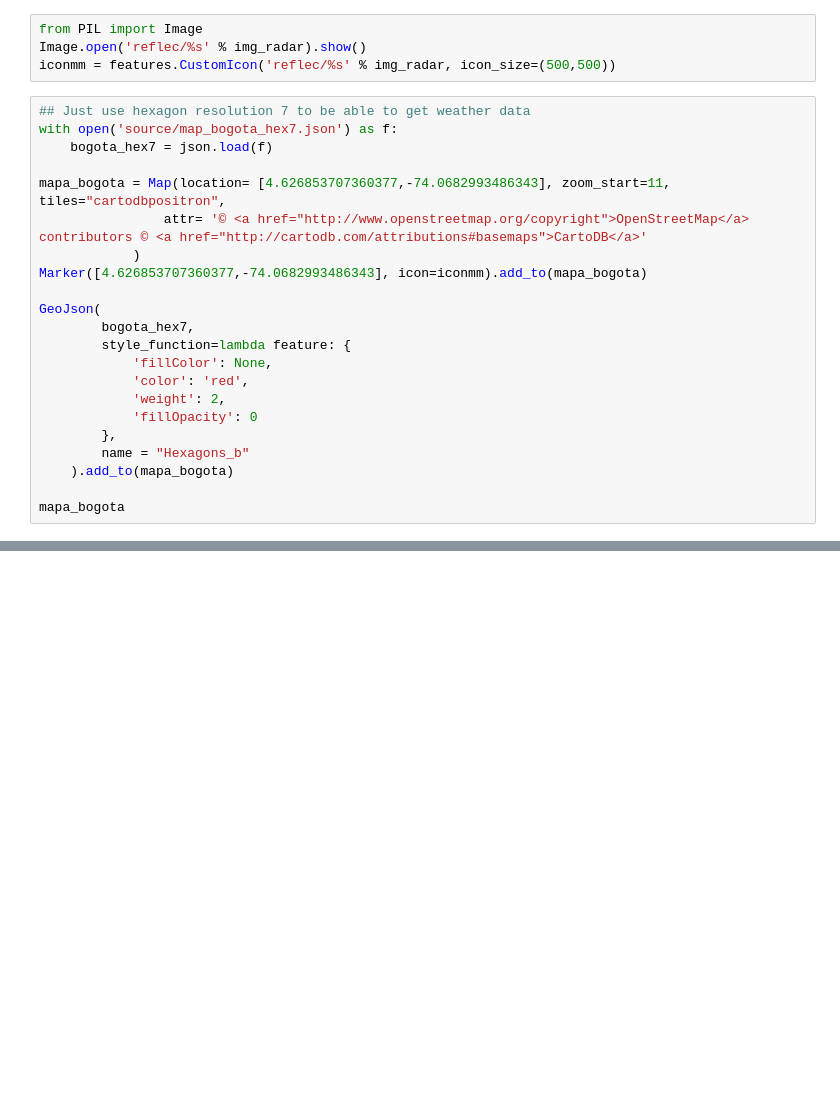
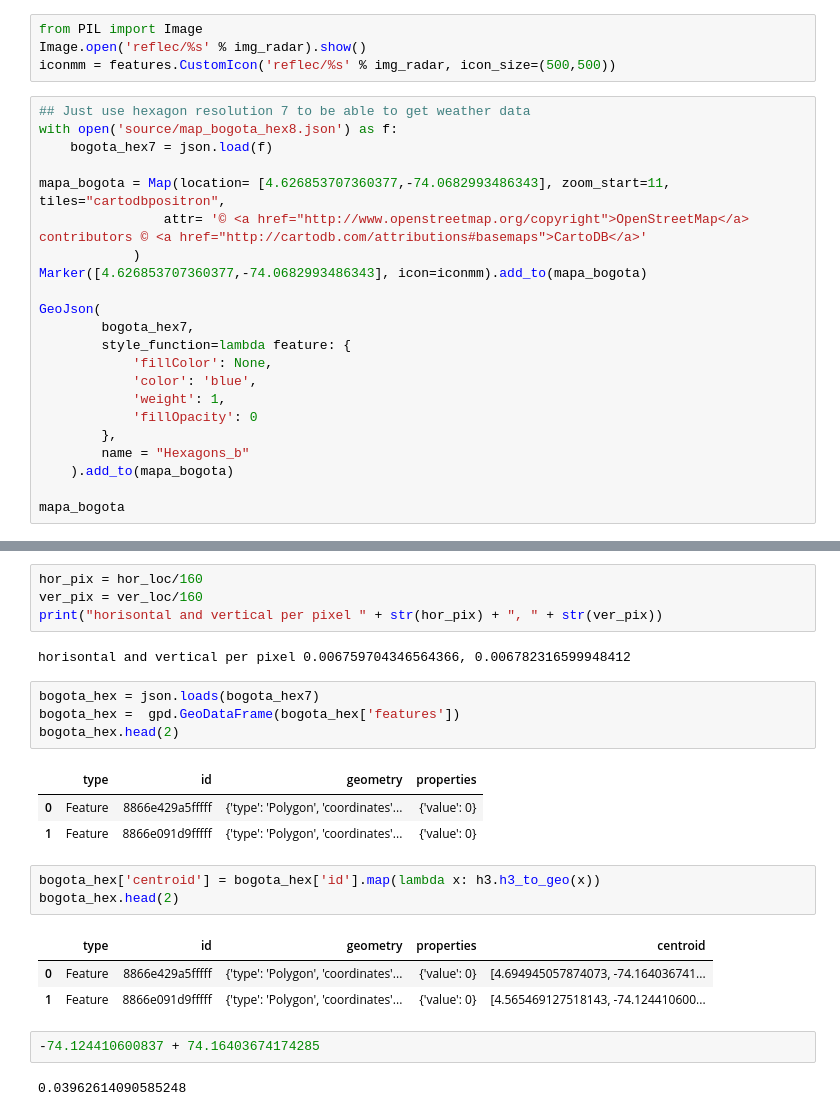
Before and after one commit to gtm144/Bogota-weather-predictions, a Jupyter notebook: GetDataRadarBogota.ipynb, the cells around one changed output, grey strips where cells are left out. Drawn from its saved outputs; the diff is of its cells as text; blank space fills up the shorter version.

Commit message:
Add centroids to hex 8 geopandas

```diff
--- a/GetDataRadarBogota.ipynb
+++ b/GetDataRadarBogota.ipynb
@@ -48,7 +48,7 @@ Image.open('reflec/%s' % img_radar).show()
 iconmm = features.CustomIcon('reflec/%s' % img_radar, icon_size=(500,500))
 # %%
 ## Just use hexagon resolution 7 to be able to get weather data
-with open('source/map_bogota_hex7.json') as f:
+with open('source/map_bogota_hex8.json') as f:
     bogota_hex7 = json.load(f)
 
 mapa_bogota = Map(location= [4.626853707360377,-74.0682993486343], zoom_start=11, tiles="cartodbpositron",
@@ -60,8 +60,8 @@ GeoJson(
         bogota_hex7,
         style_function=lambda feature: {
             'fillColor': None,
-            'color': 'red',
-            'weight': 2,
+            'color': 'blue',
+            'weight': 1,
             'fillOpacity': 0
         },
         name = "Hexagons_b"
@@ -72,0 +82,25 @@ mapa_bogota
+# %%
+hor_pix = hor_loc/160
+ver_pix = ver_loc/160
+print("horisontal and vertical per pixel " + str(hor_pix) + ", " + str(ver_pix))
+# %% [output]
+horisontal and vertical per pixel 0.006759704346564366, 0.006782316599948412
+# %%
+bogota_hex = json.loads(bogota_hex7)
+bogota_hex =  gpd.GeoDataFrame(bogota_hex['features'])
+bogota_hex.head(2)
+# %% [output]
+|  | type | id | geometry | properties |
+| 0 | Feature | 8866e429a5fffff | {'type': 'Polygon', 'coordinates'... | {'value': 0} |
+| 1 | Feature | 8866e091d9fffff | {'type': 'Polygon', 'coordinates'... | {'value': 0} |
+# %%
+bogota_hex['centroid'] = bogota_hex['id'].map(lambda x: h3.h3_to_geo(x))
+bogota_hex.head(2)
+# %% [output]
+|  | type | id | geometry | properties | centroid |
+| 0 | Feature | 8866e429a5fffff | {'type': 'Polygon', 'coordinates'... | {'value': 0} | [4.694945057874073, -74.164036741... |
+| 1 | Feature | 8866e091d9fffff | {'type': 'Polygon', 'coordinates'... | {'value': 0} | [4.565469127518143, -74.124410600... |
+# %%
+-74.124410600837 + 74.16403674174285
+# %% [output]
+0.03962614090585248
```
Also changed, not shown: parts of 5 cells of this notebook, 5 other files.
